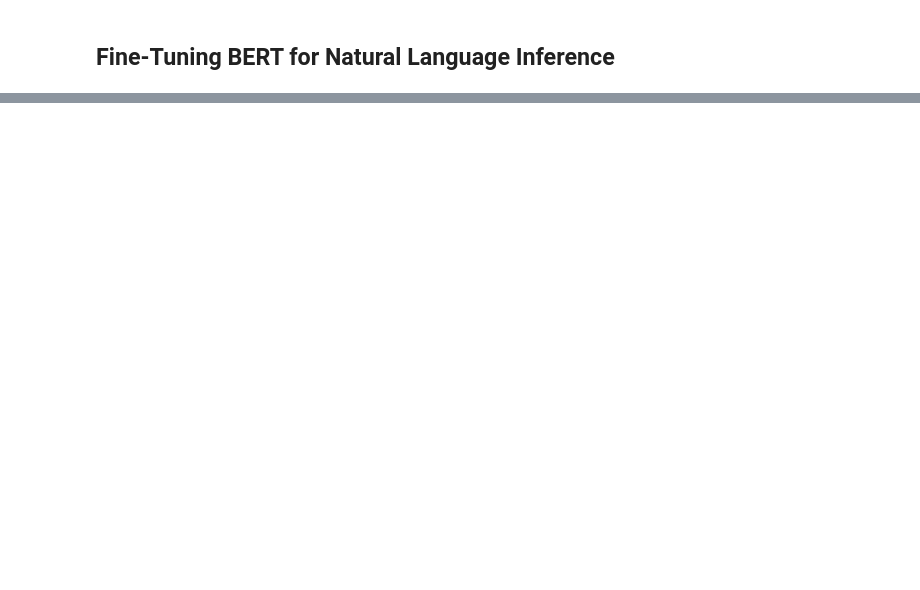
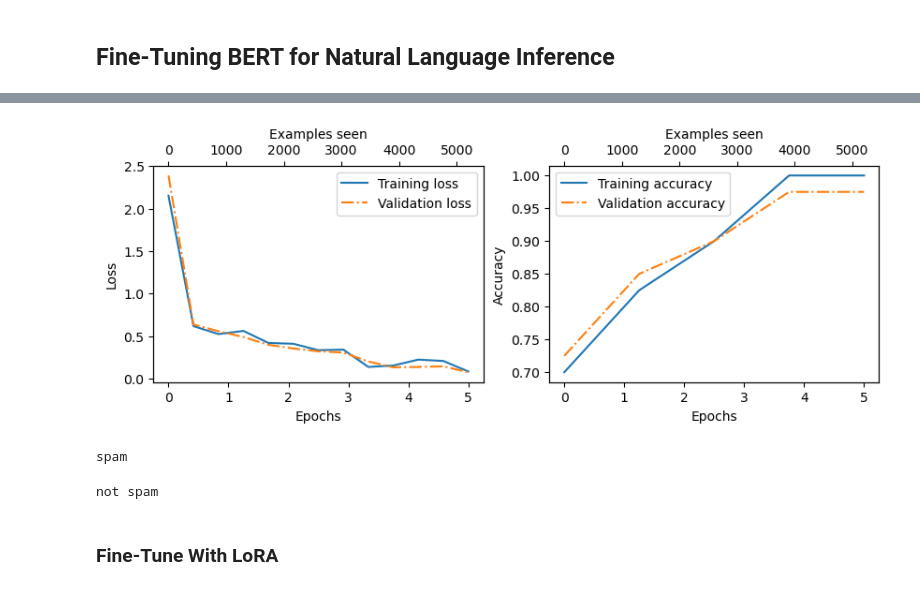
Before and after one commit to EricTay1997/ML-Review, a Jupyter notebook: dl/17_nlp/post_training.ipynb, the cells around one changed output, grey strips where cells are left out. Drawn from its saved outputs; the diff is of its cells as text; code cells hidden in the pictures; blank space fills up the shorter version.

```diff
--- a/dl/17_nlp/post_training.ipynb
+++ b/dl/17_nlp/post_training.ipynb
@@ -126,0 +411,4 @@ d2l.train_ch13(net, train_iter, test_iter, loss, trainer, num_epochs, devices)
+# %%
+set_seed(seed)
+num_classes = 2
+model.out_head = torch.nn.Linear(in_features=BASE_CONFIG["emb_dim"], out_features=num_classes)
@@ -126,0 +481,9 @@ d2l.train_ch13(net, train_iter, test_iter, loss, trainer, num_epochs, devices)
+# %%
+with torch.no_grad(): # Disable gradient tracking for efficiency because we are not training, yet
+    train_loss = calc_loss_loader(train_loader, model, device, num_batches=5)
+    val_loss = calc_loss_loader(val_loader, model, device, num_batches=5)
+    test_loss = calc_loss_loader(test_loader, model, device, num_batches=5)
+
+print(f"Training loss: {train_loss:.3f}")
+print(f"Validation loss: {val_loss:.3f}")
+print(f"Test loss: {test_loss:.3f}")
@@ -126,0 +536,10 @@ d2l.train_ch13(net, train_iter, test_iter, loss, trainer, num_epochs, devices)
+# %%
+set_seed(seed)
+
+optimizer = torch.optim.AdamW(model.parameters(), lr=5e-5, weight_decay=0.1)
+
+num_epochs = 5
+train_losses, val_losses, train_accs, val_accs, examples_seen = train_classifier_simple(
+    model, train_loader, val_loader, optimizer, device,
+    num_epochs=num_epochs, eval_freq=50, eval_iter=5,
+)
@@ -126,0 +565,23 @@ d2l.train_ch13(net, train_iter, test_iter, loss, trainer, num_epochs, devices)
+# %%
+import matplotlib.pyplot as plt
+
+def plot_values(num_epochs, examples_seen, train_values, val_values, ax1, label="loss"):
+    # Plot training and validation loss against epochs
+    epochs_tensor = torch.linspace(0, num_epochs, len(train_values))
+    examples_seen_tensor = torch.linspace(0, examples_seen, len(train_values))
+    ax1.plot(epochs_tensor, train_values, label=f"Training {label}")
+    ax1.plot(epochs_tensor, val_values, linestyle="-.", label=f"Validation {label}")
+    ax1.set_xlabel("Epochs")
+    ax1.set_ylabel(label.capitalize())
+    ax1.legend()
+
+    # Create a second x-axis for examples seen
+    ax2 = ax1.twiny()  # Create a second x-axis that shares the same y-axis
+    ax2.plot(examples_seen_tensor, train_values, alpha=0)  # Invisible plot for aligning ticks
+    ax2.set_xlabel("Examples seen")
+
+fig, axs = plt.subplots(ncols = 2, figsize = (10,3))
+plot_values(num_epochs, examples_seen, train_losses, val_losses, axs[0])
+plot_values(num_epochs, examples_seen, train_accs, val_accs, axs[1], label="accuracy")
+# %% [output]
+[figure, added]
@@ -126,0 +600,24 @@ d2l.train_ch13(net, train_iter, test_iter, loss, trainer, num_epochs, devices)
+# %%
+text_1 = (
+    "You are a winner you have been specially"
+    " selected to receive $1000 cash or a $2000 award."
+)
+
+print(classify_review(
+    text_1, model, tokenizer, device, max_length=train_dataset.max_length
+))
+# %% [output]
+spam
+# %%
+text_2 = (
+    "Hey, just wanted to check if we're still on"
+    " for dinner tonight? Let me know!"
+)
+
+print(classify_review(
+    text_2, model, tokenizer, device, max_length=train_dataset.max_length
+))
+# %% [output]
+not spam
+# %% [markdown]
+### Fine-Tune With LoRA
```
Also changed, not shown: parts of 41 cells of this notebook, 19 other files.
